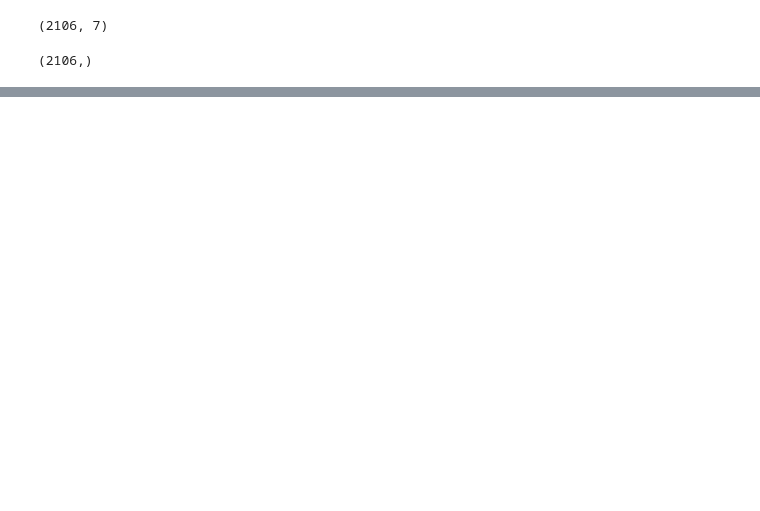
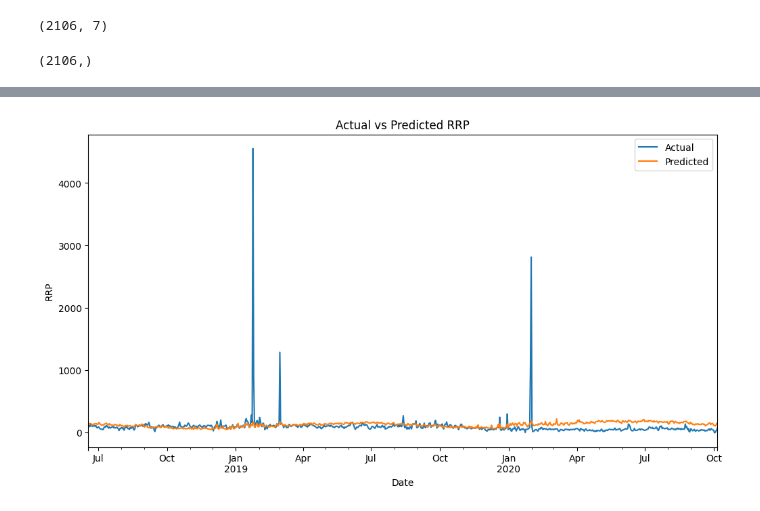
Before and after one commit to KierenElijaSchmidt/electricity, a Jupyter notebook: notebooks/kieren_notebook.ipynb, the cells around one changed output, grey strips where cells are left out. Saved outputs shown, nothing was run; the diff lists cells and outputs as text; code cells hidden in the pictures; blank space fills up the shorter version.

Commit message:
finished simple DL model

```diff
--- a/notebooks/kieren_notebook.ipynb
+++ b/notebooks/kieren_notebook.ipynb
@@ -109,7 +105,15 @@ from sklearn.model_selection import TimeSeriesSplit
+# %%
+train_size = 0.6
+index = round(train_size*X.shape[0])
+
+X_train = X.iloc[:index]
+X_test = X.iloc[index:]
+y_train = y.iloc[:index]
+y_test = y.iloc[index:]
 # %%
-tscv = TimeSeriesSplit(n_splits=5)
-splits = list(tscv.split(X, y))
-X_train, X_test = X.iloc[splits[0][0]], X.iloc[splits[0][1]]
-y_train, y_test = y.iloc[splits[0][0]], y.iloc[splits[0][1]]
+# tscv = TimeSeriesSplit(n_splits=5)
+# splits = list(tscv.split(X, y))
+# X_train, X_test = X.iloc[splits[0][0]], X.iloc[splits[0][1]]
+# y_train, y_test = y.iloc[splits[0][0]], y.iloc[splits[0][1]]
 X_train.shape, X_test.shape, y_train.shape, y_test.shape
 # %% [output]
@@ -123,2 +131,10 @@ f
 # %%
+es = EarlyStopping(patience=10, restore_best_weights=True)
 model = Sequential()
+model.add(layers.Dense(21, input_shape=(X_train.shape[-1],), activation="relu"))
+model.add(layers.Dense(14, activation="relu"))
+model.add(layers.Dense(7, activation="relu"))
+model.add(layers.Dense(1, activation="linear"))
+
+model.compile(optimizer="adam", loss="mse", metrics=["mae"])
+model.fit(X_train, y_train, epochs=1000, callbacks=[es], validation_split=0.2, batch_size=32, verbose=1)
@@ -124,0 +200,2 @@ model = Sequential()
+# %%
+y_pred = model.predict(X_test)
@@ -124,0 +204,21 @@ model = Sequential()
+# %%
+import pandas as pd
+
+# Assume y_test is a pandas Series with date index, X_test is a DataFrame with date index
+# If y_test is not a Series with index, adjust accordingly
+
+# Convert y_pred to Series with same index as y_test
+y_pred_series = pd.Series(y_pred.flatten(), index=y_test.index, name="Predicted")
+y_test_series = pd.Series(y_test, index=y_test.index, name="Actual")
+
+# Combine into a DataFrame
+df_pred = pd.DataFrame({"Actual": y_test_series, "Predicted": y_pred_series})
+
+# Plot both against date
+df_pred.plot(figsize=(12, 6))
+plt.xlabel("Date")
+plt.ylabel("RRP")
+plt.title("Actual vs Predicted RRP")
+plt.show()
+# %% [output]
+[figure, added]
```
Also changed, not shown: parts of 14 cells of this notebook, 1 other file.
